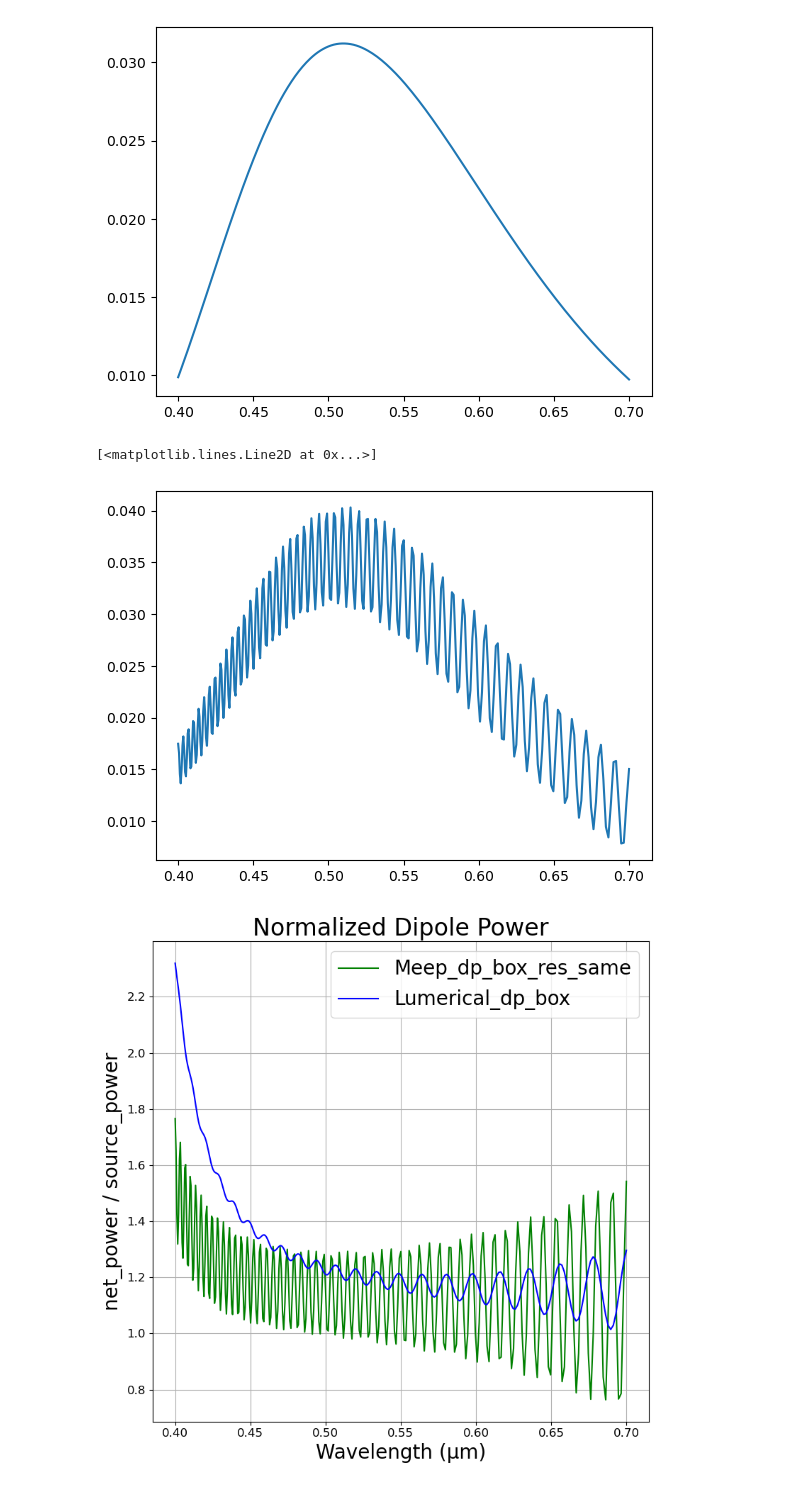
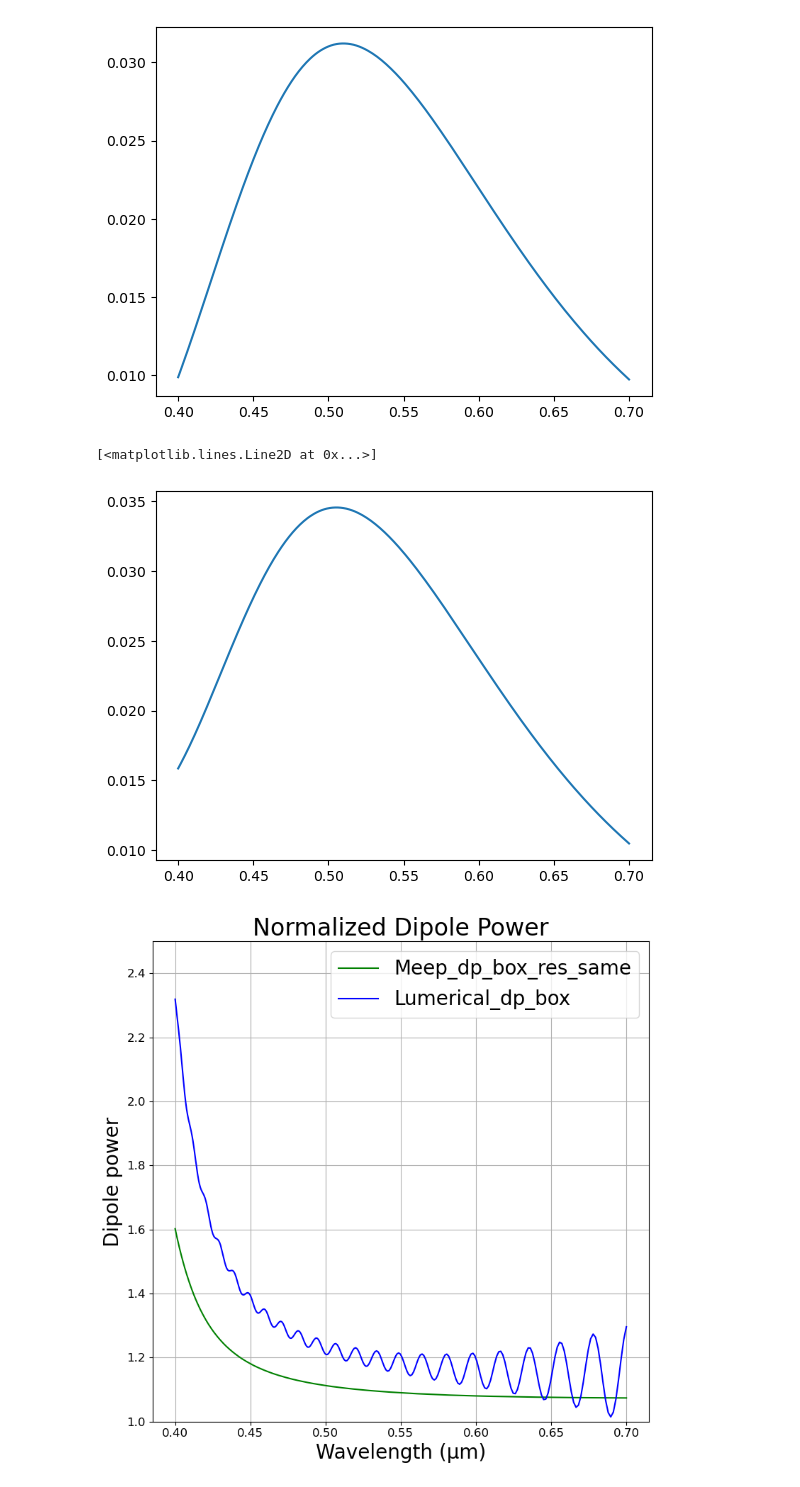
Before and after one commit to M2nion/EIDL, a Jupyter notebook: Tool/Meep/LGD/Meep code/OLED structure/One layer check/Onelayer.ipynb, the cells around one changed output. Drawn from its saved outputs; the diff is of its cells as text; code cells hidden in the pictures.

```diff
--- a/Tool/Meep/LGD/Meep code/OLED structure/One layer check/Onelayer.ipynb
+++ b/Tool/Meep/LGD/Meep code/OLED structure/One layer check/Onelayer.ipynb
@@ -99,11 +99,11 @@ def fit_material_from_csv(
 
 sio2_data_path = "/home/min/EIDL/Tool/Meep/LGD/Meep code/OLED structure/Layer by Layer check/New fitting/Refractive Index data/Sio2/Material_merged.csv"
 al_data_path   = "/home/min/EIDL/Tool/Meep/LGD/Meep code/OLED structure/Layer by Layer check/New fitting/Refractive Index data/Al/Material_merged.csv"
-andp_data_path = "/home/min/EIDL/Tool/Meep/LGD/Meep code/OLED structure/Layer by Layer check/New fitting/Refractive Index data/aNDP/mat/Material_merged.csv"
+andp_data_path = "/home/min/EIDL/Tool/Meep/LGD/Meep code/OLED structure/Layer by Layer check/New fitting/Refractive Index data/aNDP/Material_merged.csv"
 
 eps_inf_sio2, suscept_sio2, freq_sio2 = fit_material_from_csv(csv_path=sio2_data_path, num_lorentzians=4)
 eps_inf_al, suscept_al, freq_al = fit_material_from_csv(csv_path=al_data_path, num_lorentzians=7)
-eps_inf_andp, suscept_andp, freq_andp = fit_material_from_csv(csv_path=andp_data_path, num_lorentzians=11)
+eps_inf_andp, suscept_andp, freq_andp = fit_material_from_csv(csv_path=andp_data_path)
 # %% [output]
 Loaded fit from pickle: /home/min/EIDL/Tool/Meep/LGD/Meep code/OLED structure/Layer by Layer check/New fitting/Refractive Index data/Sio2/Material_merged_fit.pkl
 Loaded fit from pickle: /home/min/EIDL/Tool/Meep/LGD/Meep code/OLED structure/Layer by Layer check/New fitting/Refractive Index data/Al/Material_merged_fit.pkl
@@ -111,6 +111,6 @@ Loaded fit from pickle: /home/min/EIDL/Tool/Meep/LGD/Meep code/OLED structure/La
 # %%
 sio2 =  mp.Medium(epsilon = eps_inf_sio2,   E_susceptibilities = suscept_sio2, valid_freq_range=freq_sio2) # SiO2 ,
-andp =  mp.Medium(epsilon = eps_inf_andp,   E_susceptibilities = suscept_andp, valid_freq_range=freq_andp) # aNDP ,
+andp =  mp.Medium(epsilon = eps_inf_andp,   E_susceptibilities = suscept_andp) # aNDP ,
 Al  =   mp.Medium(epsilon = eps_inf_al,     E_susceptibilities = suscept_al, valid_freq_range=freq_al)
 # %%
 ### ----- Refractive index ----- ###,
@@ -314,7 +318,7 @@ plt.plot(src_wavelengths, net_power_fitting)
 # plt.plot(src_wavelengths, src_power)
 # %% [output]
 [<matplotlib.lines.Line2D at 0x...>]
-[figure, old version]
+[figure, new version]
 # %%
 import numpy as np
 from pathlib import Path
@@ -331,36 +335,36 @@ wavelengths = wavelengths* 1e+6
 # dp_box / sourcepower 정규화
 dp_fitting_100 = np.array(net_power_fitting) / src_power
 # dp_fitting = np.array(net_power_fitting) / air_1000
 
 # wavelengths = 1 / np.array(mp.get_flux_freqs(box_power_fitting))
 
 plt.figure(figsize=(8, 8))
 
 # plot 순서
 plt.plot(src_wavelengths, dp_fitting_100, label='Meep_dp_box_res_same', color='green')
 plt.plot(wavelengths, lumerical, label='Lumerical_dp_box', color='blue')
 
 
 # 축 레이블 (굵게 + 크기 조정)
 plt.xlabel("Wavelength (μm)", fontsize=20)
-plt.ylabel("net_power / source_power", fontsize=20)
+plt.ylabel("Dipole power", fontsize=20)
 
 # 제목 (굵게 + 크기 조정)
 plt.title("Normalized Dipole Power", fontsize=24)
 
 # 눈금 폰트 크기 조정
 plt.xticks(fontsize=12)
 plt.yticks(fontsize=12)
 
 # 범례 (폰트 크기 조정 + 굵게)
 plt.legend(loc='upper right', fontsize=20, frameon=True,)
-# plt.ylim (0.5, 1.5)
+plt.ylim (1, 2.5)
 # 기타 설정
 plt.grid(True)
 plt.tight_layout()
 plt.show()
 # %% [output]
-[figure, old version]
+[figure, new version]
 # %%
 import numpy as np
 import matplotlib.pyplot as plt
```
Also changed, not shown: parts of 4 cells of this notebook, 11 other files.
